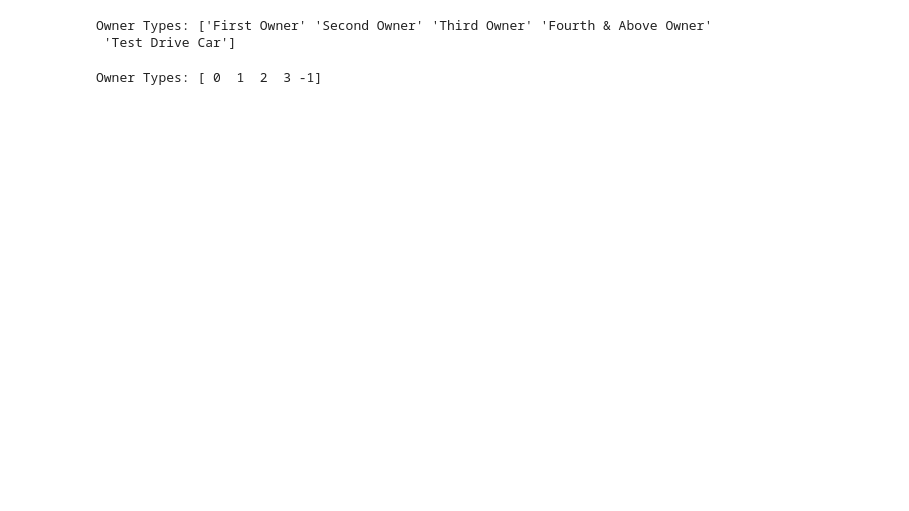
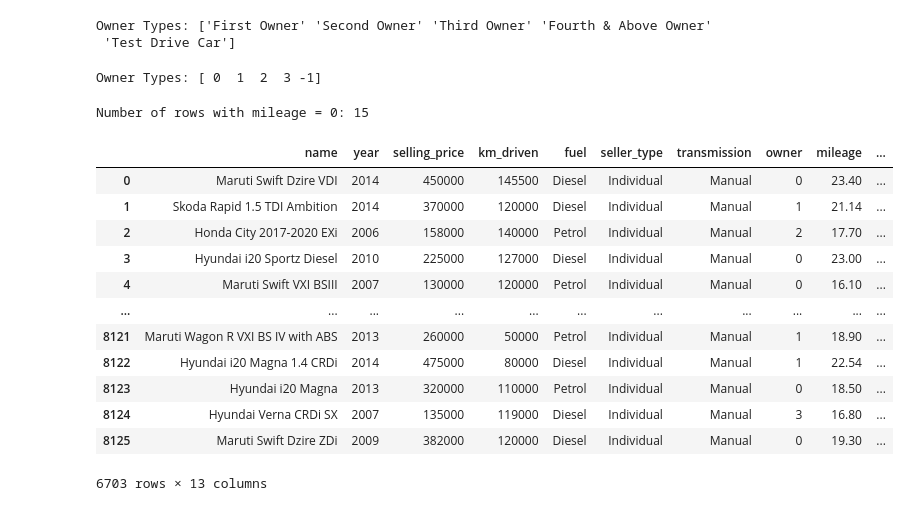
Before and after one commit to aryyyn/ml-car-price-predictor, a Jupyter notebook: Data/data_cleaning.ipynb, the cells around one changed output. Drawn from its saved outputs; the diff is of its cells as text; code cells hidden in the pictures; blank space fills up the shorter version.

```diff
--- a/Data/data_cleaning.ipynb
+++ b/Data/data_cleaning.ipynb
@@ -55,3 +94,4 @@ Seller Types ['Individual' 'Dealer' 'Trustmark Dealer']
 #first we convert the year to car age for easier predictions
 df['car_age'] = datetime.now().year - df['year']
 df['car_age']
+df['seats'] = df['seats'].fillna(df['seats'].mode()[0]).astype(int) #converting seats from float to integer
@@ -139,3 +166,28 @@ df['owner'] = df['owner'].map(owner_mapping)
 print("Owner Types:", df['owner'].unique())
 # %% [output]
 Owner Types: [ 0  1  2  3 -1]
+# %%
+#remove data which has '0' mileage cause its unrealistic
+zero_mileage_count = (df['mileage'] == 0).sum()
+print("Number of rows with mileage = 0:", zero_mileage_count)
+
+#Since there are only 15 datas which have mileage = 0, we will remove the entire rows
+df = df[df['mileage'] != 0]
+# %% [output]
+Number of rows with mileage = 0: 15
+# %%
+df
+# %% [output]
+|  | name | year | selling_price | km_driven | fuel | seller_type | transmission | owner | mileage | ... |
+| 0 | Maruti Swift Dzire VDI | 2014 | 450000 | 145500 | Diesel | Individual | Manual | 0 | 23.40 | ... |
+| 1 | Skoda Rapid 1.5 TDI Ambition | 2014 | 370000 | 120000 | Diesel | Individual | Manual | 1 | 21.14 | ... |
+| 2 | Honda City 2017-2020 EXi | 2006 | 158000 | 140000 | Petrol | Individual | Manual | 2 | 17.70 | ... |
+| 3 | Hyundai i20 Sportz Diesel | 2010 | 225000 | 127000 | Diesel | Individual | Manual | 0 | 23.00 | ... |
+| 4 | Maruti Swift VXI BSIII | 2007 | 130000 | 120000 | Petrol | Individual | Manual | 0 | 16.10 | ... |
+| ... | ... | ... | ... | ... | ... | ... | ... | ... | ... | ... |
+| 8121 | Maruti Wagon R VXI BS IV with ABS | 2013 | 260000 | 50000 | Petrol | Individual | Manual | 1 | 18.90 | ... |
+| 8122 | Hyundai i20 Magna 1.4 CRDi | 2014 | 475000 | 80000 | Diesel | Individual | Manual | 1 | 22.54 | ... |
+| 8123 | Hyundai i20 Magna | 2013 | 320000 | 110000 | Petrol | Individual | Manual | 0 | 18.50 | ... |
+| 8124 | Hyundai Verna CRDi SX | 2007 | 135000 | 119000 | Diesel | Individual | Manual | 3 | 16.80 | ... |
+| 8125 | Maruti Swift Dzire ZDi | 2009 | 382000 | 120000 | Diesel | Individual | Manual | 0 | 19.30 | ... |
+6703 rows × 13 columns
```
Also changed, not shown: parts of 5 cells of this notebook, 3 other files.
